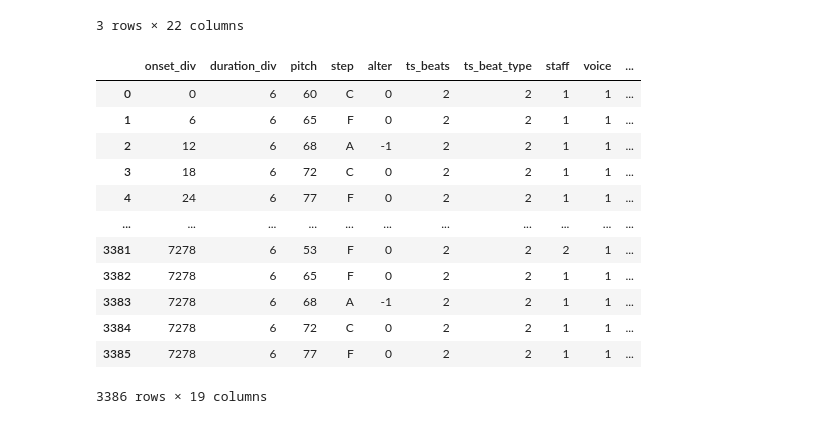
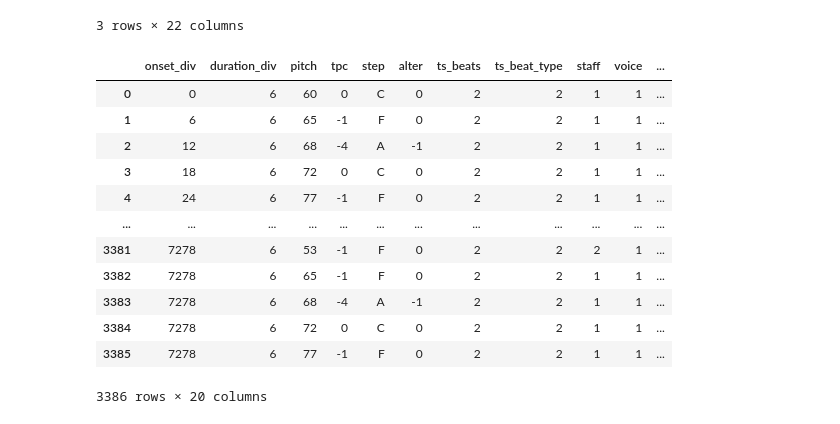
Before and after one commit to johentsch/AugmentedNet, a Jupyter notebook: notebooks/create_pitch_arrays.ipynb, the cells around one changed output. Cells and saved outputs as stored; diff of their text form; code cells hidden in the pictures.

```diff
--- a/notebooks/create_pitch_arrays.ipynb
+++ b/notebooks/create_pitch_arrays.ipynb
@@ -136,13 +136,13 @@ def prepare_notes_with_measure_information(
     return merged
 # %%
 KEEP_ORIGINAL_COLUMNS = ["mc", "mn", "mc_playthrough", "mn_playthrough", "quarterbeats_playthrough", "duration",
-                         "staff", "voice", "is_note_onset"]
+                         "staff", "voice", "is_note_onset", "tpc"]
 KEEP_ORIGINAL_LABEL_COLUMNS = ["section_start"]
 RENAME_ORIGINAL_COLUMNS = dict(
     midi="pitch",
     keysig="ks_fifths"
 )
-COLUMN_ORDER = ["onset_div", "duration_div", "pitch", "step", "alter", "ts_beats", "ts_beat_type", "staff", "voice"]
+COLUMN_ORDER = ["onset_div", "duration_div", "pitch", "tpc", "step", "alter", "ts_beats", "ts_beat_type", "staff", "voice"]
 
 
 def make_pitch_array(
@@ -197,44 +197,44 @@ def make_pitch_array(
     # time signatures & beats
     new_dataframes.append(
         prepared_notes.timesig.str.extract(r"^(?P<ts_beats>\d+)/(?P<ts_beat_type>\d+)$")
     )
     new_columns["beat"] = ms3.transform(prepared_notes, onset2beat, ["mn_onset", "timesig"], round_to=beat_decimals)
 
 
     result = pd.concat(
         [
             pd.DataFrame(
                 dict(
                     onset_div=onset_div,
                     duration_div=duration_div
                 )
             ),
             pd.concat(new_columns, axis=1),
             renamed_columns,
             original_columns
         ] + new_dataframes,
         axis=1
     )
     column_order = [col for col in COLUMN_ORDER if col in result.columns]
     column_order += [col for col in result.columns if col not in column_order]
     return result[column_order]
 
 
 pitch_array = make_pitch_array(notes, measures, label_notes=False)
 pitch_array.to_csv("beethoven1.tsv", sep="\t", index=False)
 pitch_array
 # %% [output]
-|  | onset_div | duration_div | pitch | step | alter | ts_beats | ts_beat_type | staff | voice | ... |
-| 0 | 0 | 6 | 60 | C | 0 | 2 | 2 | 1 | 1 | ... |
-| 1 | 6 | 6 | 65 | F | 0 | 2 | 2 | 1 | 1 | ... |
-| 2 | 12 | 6 | 68 | A | -1 | 2 | 2 | 1 | 1 | ... |
-| 3 | 18 | 6 | 72 | C | 0 | 2 | 2 | 1 | 1 | ... |
-| 4 | 24 | 6 | 77 | F | 0 | 2 | 2 | 1 | 1 | ... |
-| ... | ... | ... | ... | ... | ... | ... | ... | ... | ... | ... |
-| 3381 | 7278 | 6 | 53 | F | 0 | 2 | 2 | 2 | 1 | ... |
-| 3382 | 7278 | 6 | 65 | F | 0 | 2 | 2 | 1 | 1 | ... |
-| 3383 | 7278 | 6 | 68 | A | -1 | 2 | 2 | 1 | 1 | ... |
-| 3384 | 7278 | 6 | 72 | C | 0 | 2 | 2 | 1 | 1 | ... |
-| 3385 | 7278 | 6 | 77 | F | 0 | 2 | 2 | 1 | 1 | ... |
+|  | onset_div | duration_div | pitch | tpc | step | alter | ts_beats | ts_beat_type | staff | voice | ... |
+| 0 | 0 | 6 | 60 | 0 | C | 0 | 2 | 2 | 1 | 1 | ... |
+| 1 | 6 | 6 | 65 | -1 | F | 0 | 2 | 2 | 1 | 1 | ... |
+| 2 | 12 | 6 | 68 | -4 | A | -1 | 2 | 2 | 1 | 1 | ... |
+| 3 | 18 | 6 | 72 | 0 | C | 0 | 2 | 2 | 1 | 1 | ... |
+| 4 | 24 | 6 | 77 | -1 | F | 0 | 2 | 2 | 1 | 1 | ... |
+| ... | ... | ... | ... | ... | ... | ... | ... | ... | ... | ... | ... |
+| 3381 | 7278 | 6 | 53 | -1 | F | 0 | 2 | 2 | 2 | 1 | ... |
+| 3382 | 7278 | 6 | 65 | -1 | F | 0 | 2 | 2 | 1 | 1 | ... |
+| 3383 | 7278 | 6 | 68 | -4 | A | -1 | 2 | 2 | 1 | 1 | ... |
+| 3384 | 7278 | 6 | 72 | 0 | C | 0 | 2 | 2 | 1 | 1 | ... |
+| 3385 | 7278 | 6 | 77 | -1 | F | 0 | 2 | 2 | 1 | 1 | ... |
-3386 rows × 19 columns
+3386 rows × 20 columns
 # %%
```
Also changed, not shown: parts of 2 cells of this notebook, 3 other files.
